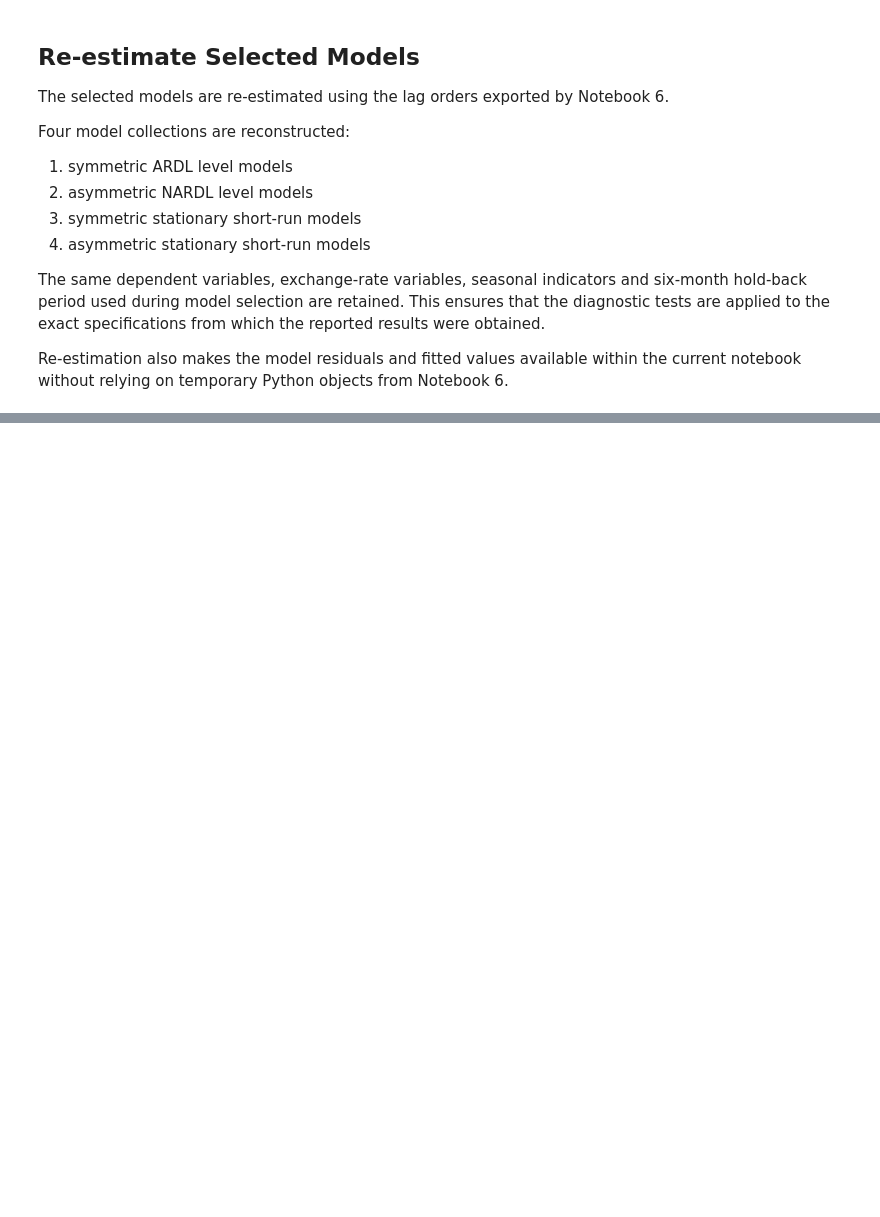
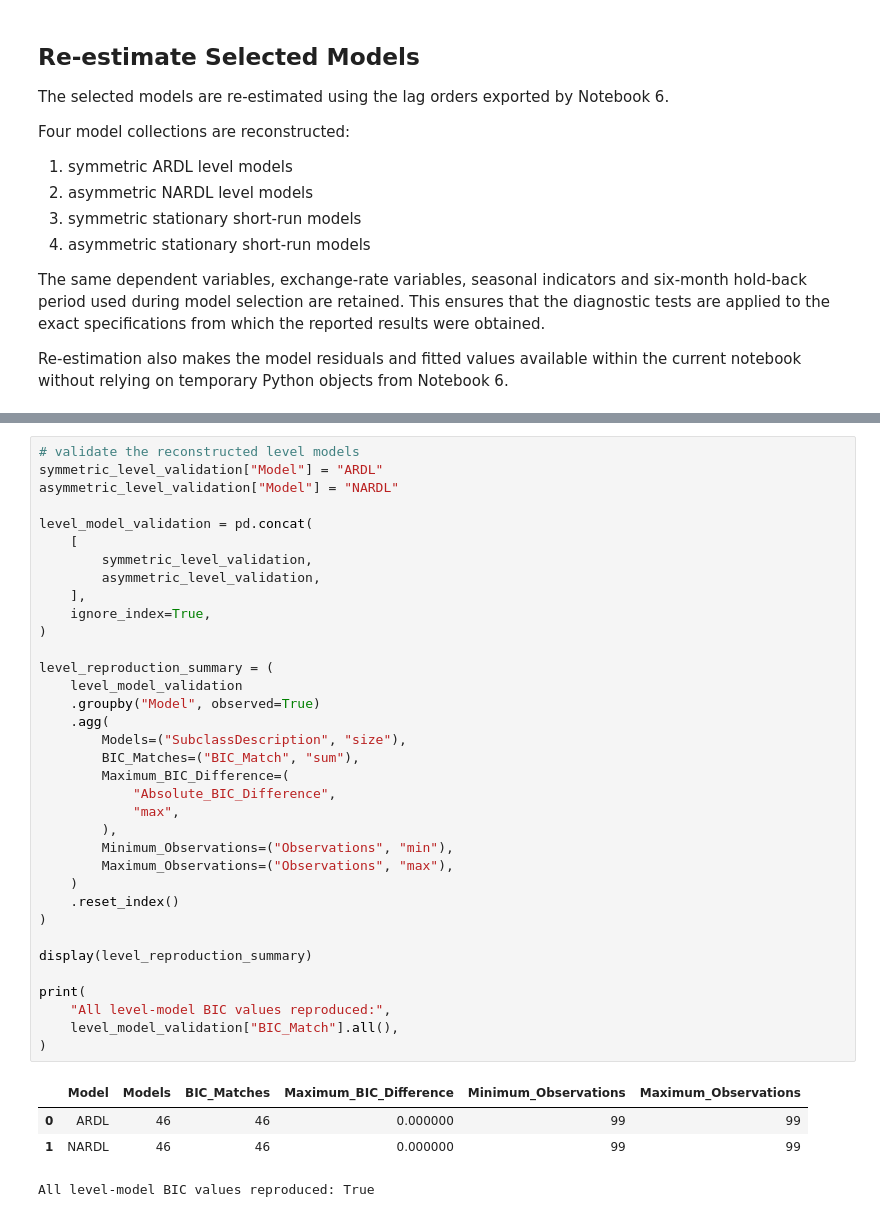
Before and after one commit to MasindiManaga/ERPT_ML_Research, a Jupyter notebook: notebooks/07_Econometric_Results_and_Diagnostics.ipynb, the cells around one changed output, grey strips where cells are left out. Drawn from its saved outputs; the diff is of its cells as text; blank space fills up the shorter version.

```diff
--- a/notebooks/07_Econometric_Results_and_Diagnostics.ipynb
+++ b/notebooks/07_Econometric_Results_and_Diagnostics.ipynb
@@ -235,0 +397,40 @@ Re-estimation also makes the model residuals and fitted values available within
+# %%
+# validate the reconstructed level models
+symmetric_level_validation["Model"] = "ARDL"
+asymmetric_level_validation["Model"] = "NARDL"
+
+level_model_validation = pd.concat(
+    [
+        symmetric_level_validation,
+        asymmetric_level_validation,
+    ],
+    ignore_index=True,
+)
+
+level_reproduction_summary = (
+    level_model_validation
+    .groupby("Model", observed=True)
+    .agg(
+        Models=("SubclassDescription", "size"),
+        BIC_Matches=("BIC_Match", "sum"),
+        Maximum_BIC_Difference=(
+            "Absolute_BIC_Difference",
+            "max",
+        ),
+        Minimum_Observations=("Observations", "min"),
+        Maximum_Observations=("Observations", "max"),
+    )
+    .reset_index()
+)
+
+display(level_reproduction_summary)
+
+print(
+    "All level-model BIC values reproduced:",
+    level_model_validation["BIC_Match"].all(),
+)
+# %% [output]
+|  | Model | Models | BIC_Matches | Maximum_BIC_Difference | Minimum_Observations | Maximum_Observations |
+| 0 | ARDL | 46 | 46 | 0.000000 | 99 | 99 |
+| 1 | NARDL | 46 | 46 | 0.000000 | 99 | 99 |
+All level-model BIC values reproduced: True
```
Also changed, not shown: parts of 12 cells of this notebook.
